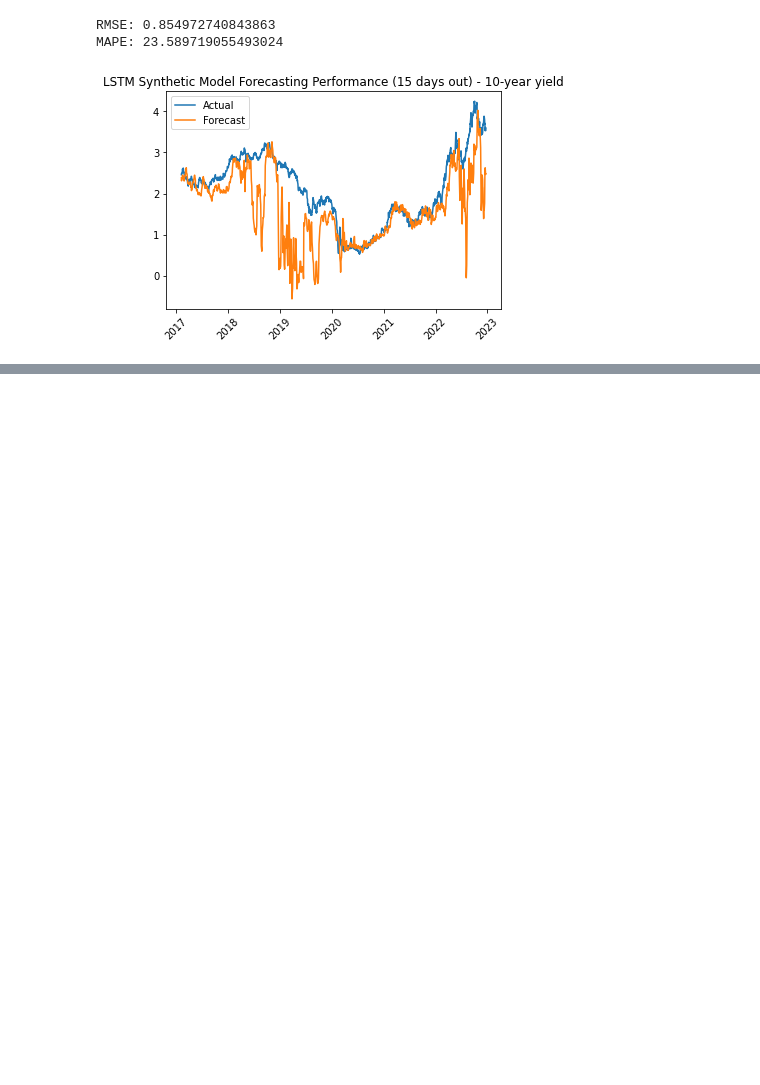
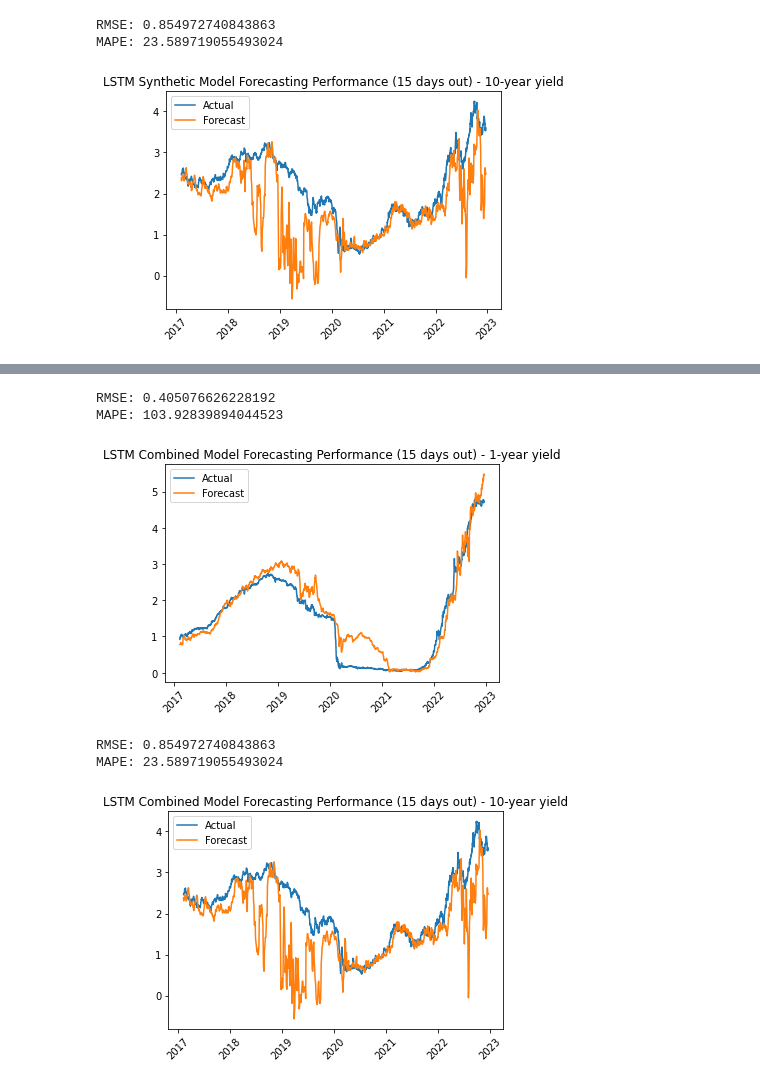
Before and after one commit to sdannels/synthetic_time_series_forecasting, a Jupyter notebook: synthetic_forecasts.ipynb, the cells around one changed output, grey strips where cells are left out. Drawn from its saved outputs; the diff is of its cells as text; code cells hidden in the pictures; blank space fills up the shorter version.

```diff
--- a/synthetic_forecasts.ipynb
+++ b/synthetic_forecasts.ipynb
@@ -503,7 +565,7 @@ LSTM_synth_model_multi.add(Reshape((n_steps_out, n_features_multi)))
 LSTM_synth_model_multi.compile(optimizer='adam', loss='mse')
 # %%
 # if true, load a pretrained model instead of training
-load_synth_multi_pretrain = False
+load_synth_multi_pretrain = True
 
 if load_synth_multi_pretrain == True:
   LSTM_synth_model_multi = load_model("/content/drive/MyDrive/Models/LSTM_synth_model_multi")
@@ -565,0 +621,17 @@ MAPE: 23.589719055493024
+# %%
+# define model (should be the same as model used for real data)
+LSTM_comb_model_multi = Sequential()
+LSTM_comb_model_multi.add(LSTM(100, activation='tanh', return_sequences=True, input_shape=(n_steps_in, n_features_multi)))
+LSTM_comb_model_multi.add(LSTM(100, activation='tanh'))
+LSTM_comb_model_multi.add(Dense(n_steps_out*n_features_multi))
+LSTM_comb_model_multi.add(Reshape((n_steps_out, n_features_multi)))
+LSTM_comb_model_multi.compile(optimizer='adam', loss='mse')
+# %%
+# if true, load a pretrained model instead of training
+load_comb_multi_pretrain = True
+
+if load_comb_multi_pretrain == True:
+  LSTM_comb_model_multi = load_model("/content/drive/MyDrive/Models/LSTM_comb_model_multi")
+else:
+  # train model
+  LSTM_comb_model_multi.fit(train_x_combined_multi, train_y_combined_multi, epochs = 150, verbose = 2)
@@ -565,0 +661,30 @@ MAPE: 23.589719055493024
+# %%
+# forecast on test data (trained on synthetic data, test on real data)
+yhat_comb_multi = LSTM_comb_model_multi.predict(test_x_multi, verbose=0)
+# %%
+# pull the last day of the forecasts (e.g., if forecasting 15 days out, look at the forecast for day 15)
+yhat_comb_multi_last_day = yhat_comb_multi[:, n_steps_out-1, :]
+test_y_multi_last_day = test_y_multi[:, n_steps_out-1, :]
+
+# create dataframe for comparing forecasts to actual
+LSTM_comb_compare_multi = pd.concat([pd.DataFrame(yhat_comb_multi_last_day), pd.DataFrame(test_y_multi_last_day)], axis = 1)
+LSTM_comb_compare_multi = pd.concat([date_compare, LSTM_comb_compare_multi], axis = 1)
+LSTM_comb_compare_multi.columns = ['date', 'DGS1_pred', 'DGS10_pred', 'DGS1_actual', 'DGS10_actual']
+# drop days that don't have n_steps_out values yet
+LSTM_comb_compare_multi = LSTM_comb_compare_multi.dropna()
+
+# plot results
+plot_forecast_compare(LSTM_comb_compare_multi,
+                      forecast_var_name = 'DGS1_pred', actual_var_name = 'DGS1_actual',
+                      title = f'LSTM Combined Model Forecasting Performance ({n_steps_out} days out) - 1-year yield')
+
+plot_forecast_compare(LSTM_synth_compare_multi,
+                      forecast_var_name = 'DGS10_pred', actual_var_name = 'DGS10_actual',
+                      title = f'LSTM Combined Model Forecasting Performance ({n_steps_out} days out) - 10-year yield')
+# %% [output]
+RMSE: 0.405076626228192
+MAPE: 103.92839894044523
+[figure, added]
+RMSE: 0.854972740843863
+MAPE: 23.589719055493024
+[figure, added]
```
Also changed, not shown: parts of 15 cells of this notebook.
